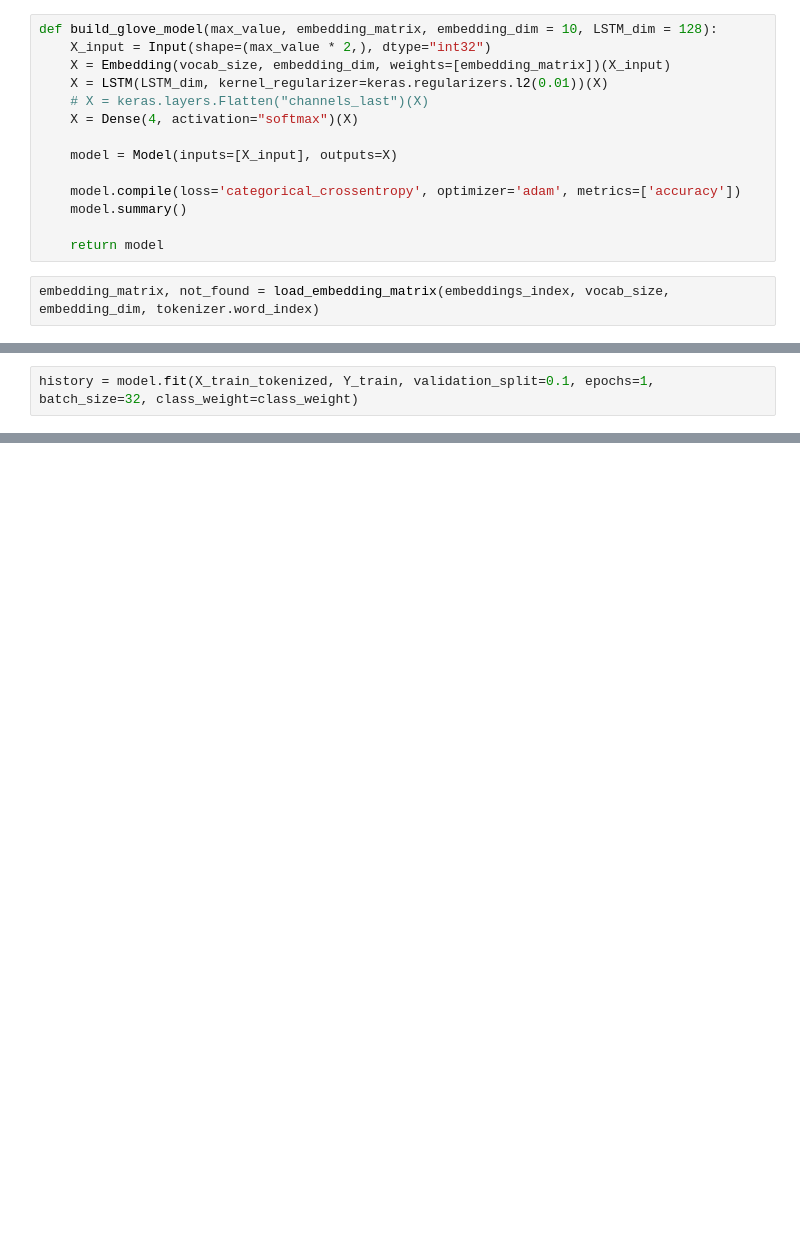
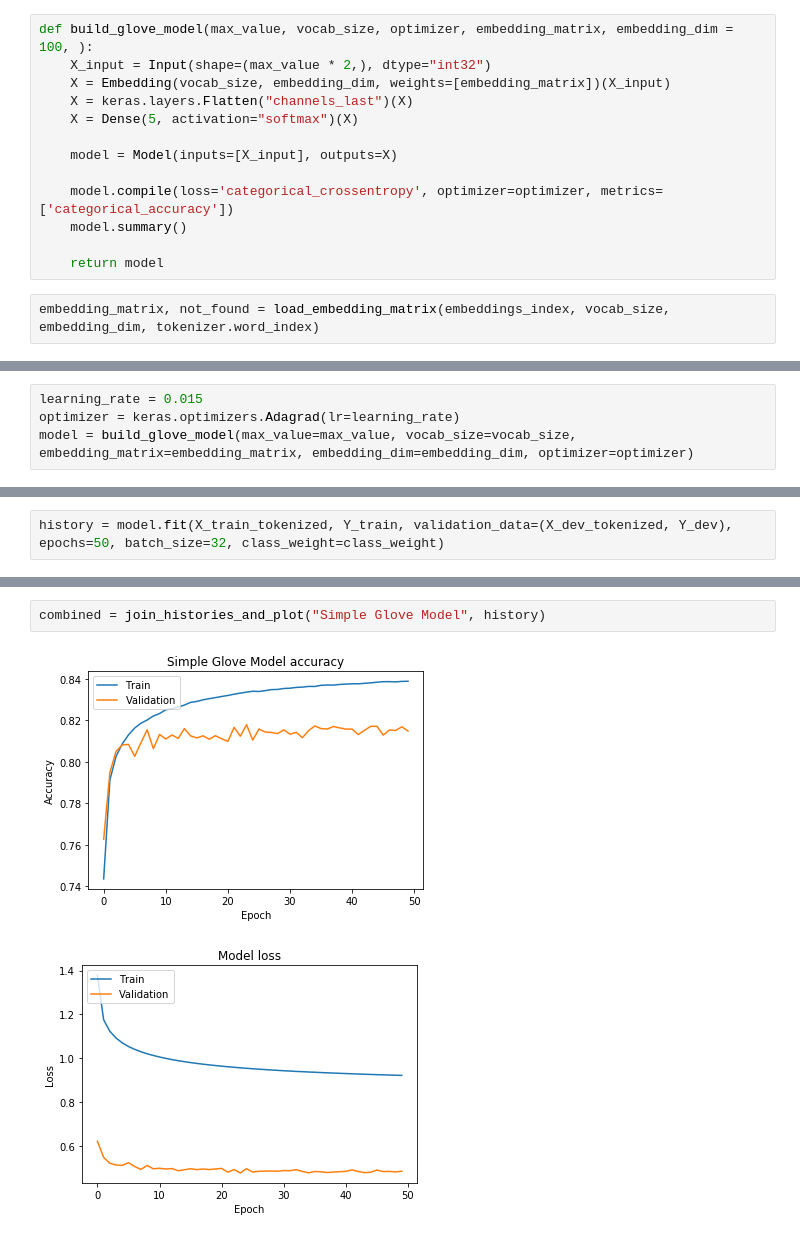
Before and after one commit to carolflyjs/cs230, a Jupyter notebook: Glove_Model.ipynb, the cells around one changed output, grey strips where cells are left out. Saved outputs shown, nothing was run; the diff lists cells and outputs as text; blank space fills up the shorter version.

```diff
--- a/Glove_Model.ipynb
+++ b/Glove_Model.ipynb
@@ -45,16 +59,15 @@ def load_embedding_matrix(embeddings_index, vocab_size, embedding_dim, word_inde
             not_found.append((word, i))
     return embedding_matrix, not_found
 # %%
-def build_glove_model(max_value, embedding_matrix, embedding_dim = 10, LSTM_dim = 128):
+def build_glove_model(max_value, vocab_size, optimizer, embedding_matrix, embedding_dim = 100, ):
     X_input = Input(shape=(max_value * 2,), dtype="int32")
     X = Embedding(vocab_size, embedding_dim, weights=[embedding_matrix])(X_input)
-    X = LSTM(LSTM_dim, kernel_regularizer=keras.regularizers.l2(0.01))(X)
-    # X = keras.layers.Flatten("channels_last")(X)
-    X = Dense(4, activation="softmax")(X)
+    X = keras.layers.Flatten("channels_last")(X)
+    X = Dense(5, activation="softmax")(X)
 
     model = Model(inputs=[X_input], outputs=X)
 
-    model.compile(loss='categorical_crossentropy', optimizer='adam', metrics=['accuracy'])
+    model.compile(loss='categorical_crossentropy', optimizer=optimizer, metrics=['categorical_accuracy'])
     model.summary()
 
     return model
@@ -84,0 +76,4 @@ model.load_weights("/content/drive/My Drive/cs230/glove_model.h5")
+# %%
+learning_rate = 0.015
+optimizer = keras.optimizers.Adagrad(lr=learning_rate)
+model = build_glove_model(max_value=max_value, vocab_size=vocab_size, embedding_matrix=embedding_matrix, embedding_dim=embedding_dim, optimizer=optimizer)
@@ -85,3 +97,3 @@ model.load_weights("/content/drive/My Drive/cs230/glove_model.h5")
 # %%
-history = model.fit(X_train_tokenized, Y_train, validation_split=0.1, epochs=1, batch_size=32, class_weight=class_weight)
+history = model.fit(X_train_tokenized, Y_train, validation_data=(X_dev_tokenized, Y_dev), epochs=50, batch_size=32, class_weight=class_weight)
 # %% [output]
@@ -207,0 +117,5 @@ plt.show()
+# %%
+combined = join_histories_and_plot("Simple Glove Model", history)
+# %% [output]
+[figure, added]
+[figure, added]
```
Also changed, not shown: parts of 14 cells of this notebook.
